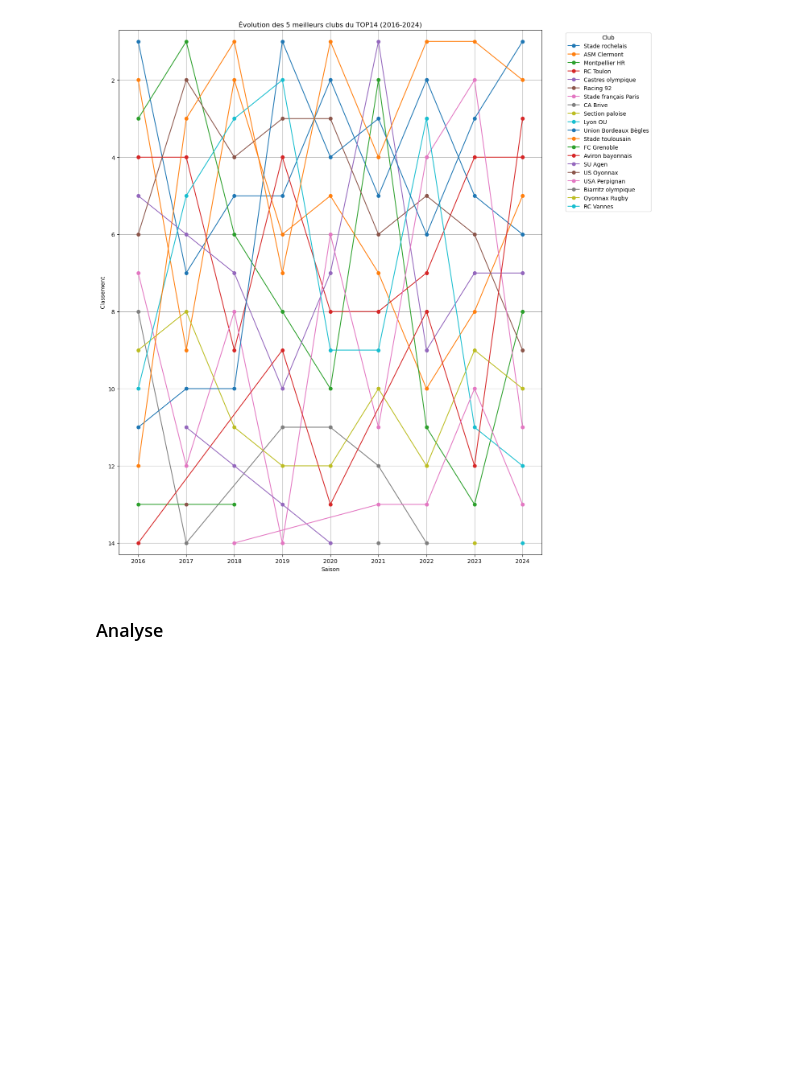
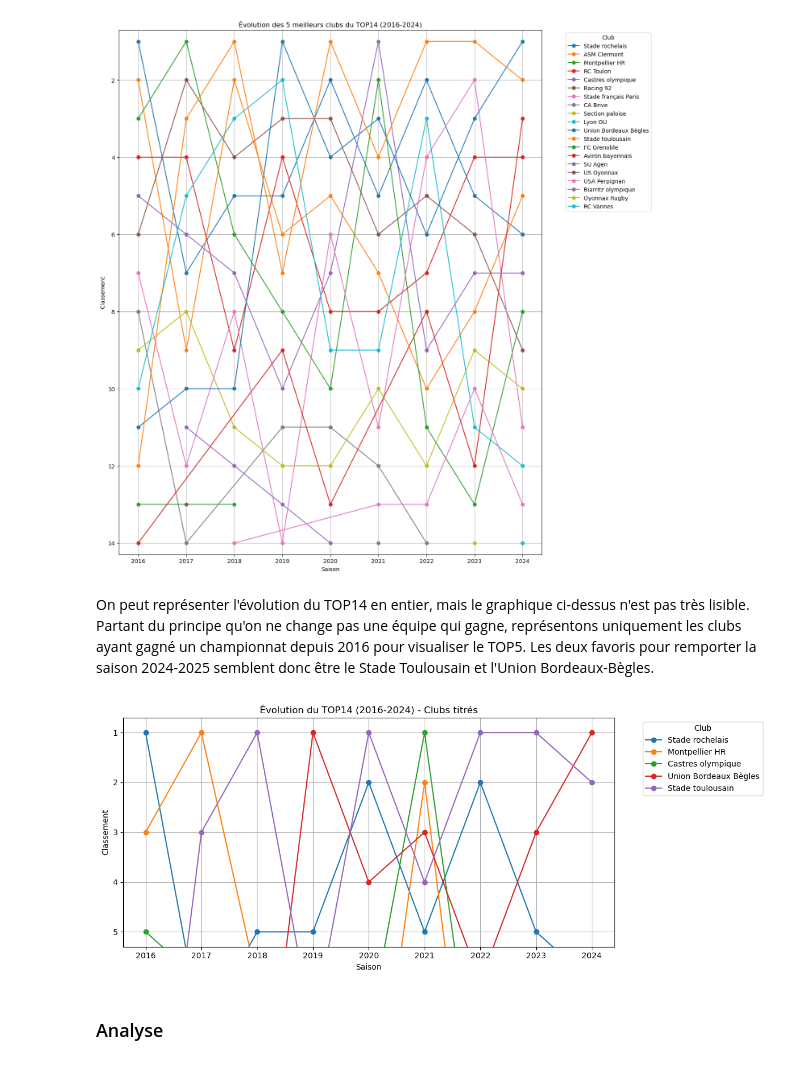
Before and after one commit to mathieuroig9/projet2AENSAE-PredictionRugby, a Jupyter notebook: main.ipynb, the cells around one changed output. Cells and saved outputs as stored; diff of their text form; code cells hidden in the pictures; blank space fills up the shorter version.

```diff
--- a/main.ipynb
+++ b/main.ipynb
@@ -300,6 +297,37 @@ plt.tight_layout()
 plt.show()
 # %% [output]
 [figure]
+# %% [markdown]
+On peut représenter l'évolution du TOP14 en entier, mais le graphique ci-dessus n'est pas très lisible.
+Partant du principe qu'on ne change pas une équipe qui gagne, représentons uniquement les clubs ayant gagné un championnat depuis 2016 pour visualiser le TOP5.
+Les deux favoris pour remporter la saison 2024-2025 semblent donc être le Stade Toulousain et l'Union Bordeaux-Bègles.
+# %%
+tier_1_clubs = data[data["Rang"] <= 1]["Club"].unique()
+filtered_data = data[data["Club"].isin(top_3_clubs)]
+top_14_per_year = (
+    filtered_data.sort_values(by=["année", "Rang"])
+    .groupby("année")
+    .head(14)
+    .sort_values(by=["année", "Rang"])
+)
+
+plt.figure(figsize=(12, 5))
+for club in top_14_per_year["Club"].unique():
+    club_data = top_14_per_year[top_14_per_year["Club"] == club]
+    plt.plot(club_data["année"], club_data["Rang"], marker="o", label=club)
+
+plt.gca().invert_yaxis()
+plt.ylim(5.3, 0.7)
+
+plt.title("Évolution du TOP14 (2016-2024) - Clubs titrés")
+plt.xlabel("Saison")
+plt.ylabel("Classement")
+plt.legend(title="Club", bbox_to_anchor=(1.05, 1), loc="upper left")
+plt.grid(True)
+plt.tight_layout()
+plt.show()
+# %% [output]
+[figure, added]
 # %% [markdown]
 <a id="analyse"></a>
 ### Analyse
```
Also changed, not shown: parts of 1 cell of this notebook.
